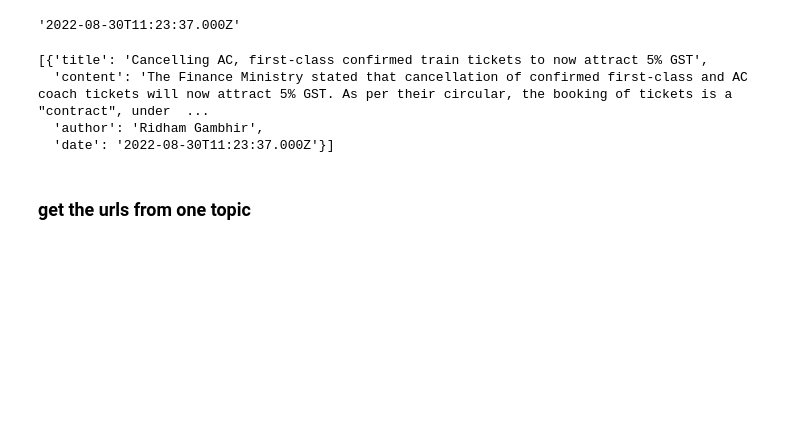
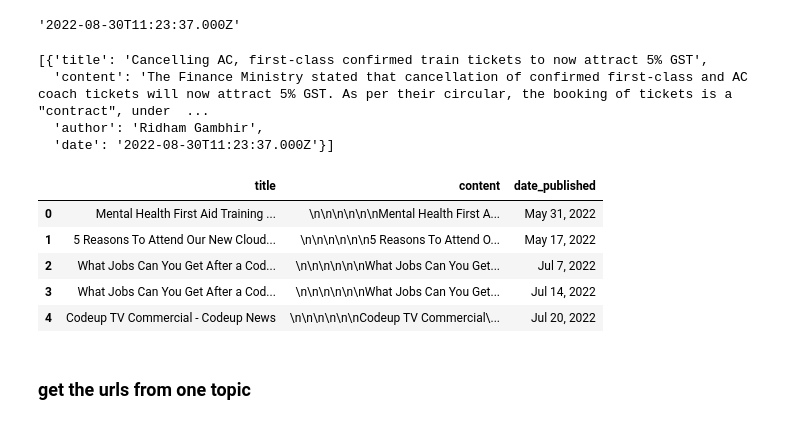
Before and after one commit to Chenchen070/NLP, a Jupyter notebook: web_scraping_exercises.ipynb, the cells around one changed output. Drawn from its saved outputs; the diff is of its cells as text; code cells hidden in the pictures; blank space fills up the shorter version.

```diff
--- a/web_scraping_exercises.ipynb
+++ b/web_scraping_exercises.ipynb
@@ -186,3 +227,13 @@ one_news
+# %%
+df = pd.read_csv("blog_posts.csv",index_col=[0])
+df
+# %% [output]
+|  | title | content | date_published |
+| 0 | Mental Health First Aid Training ... | \n\n\n\n\n\nMental Health First A... | May 31, 2022 |
+| 1 | 5 Reasons To Attend Our New Cloud... | \n\n\n\n\n\n5 Reasons To Attend O... | May 17, 2022 |
+| 2 | What Jobs Can You Get After a Cod... | \n\n\n\n\n\nWhat Jobs Can You Get... | Jul 7, 2022 |
+| 3 | What Jobs Can You Get After a Cod... | \n\n\n\n\n\nWhat Jobs Can You Get... | Jul 14, 2022 |
+| 4 | Codeup TV Commercial - Codeup News | \n\n\n\n\n\nCodeup TV Commercial\... | Jul 20, 2022 |
 # %% [markdown]
 ### get the urls from one topic
 # %%
```
Also changed, not shown: parts of 8 cells of this notebook.
